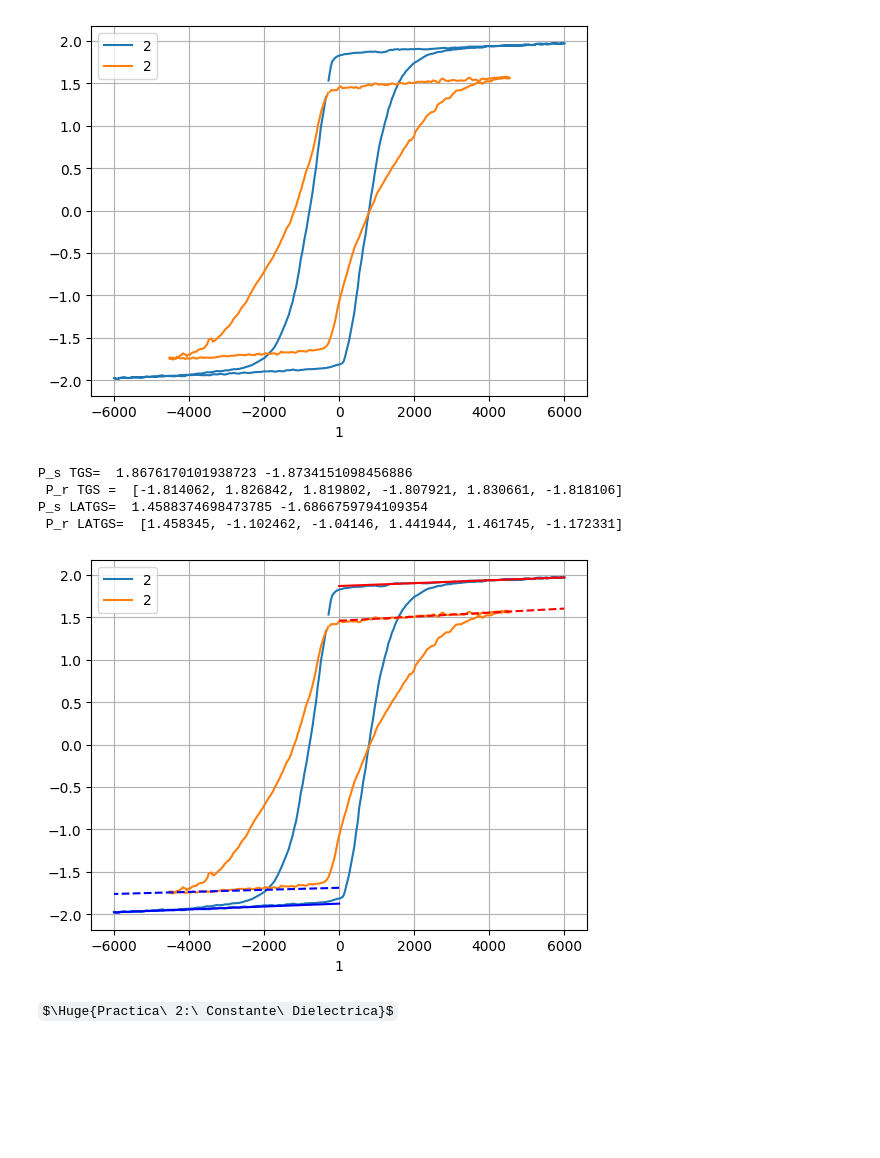
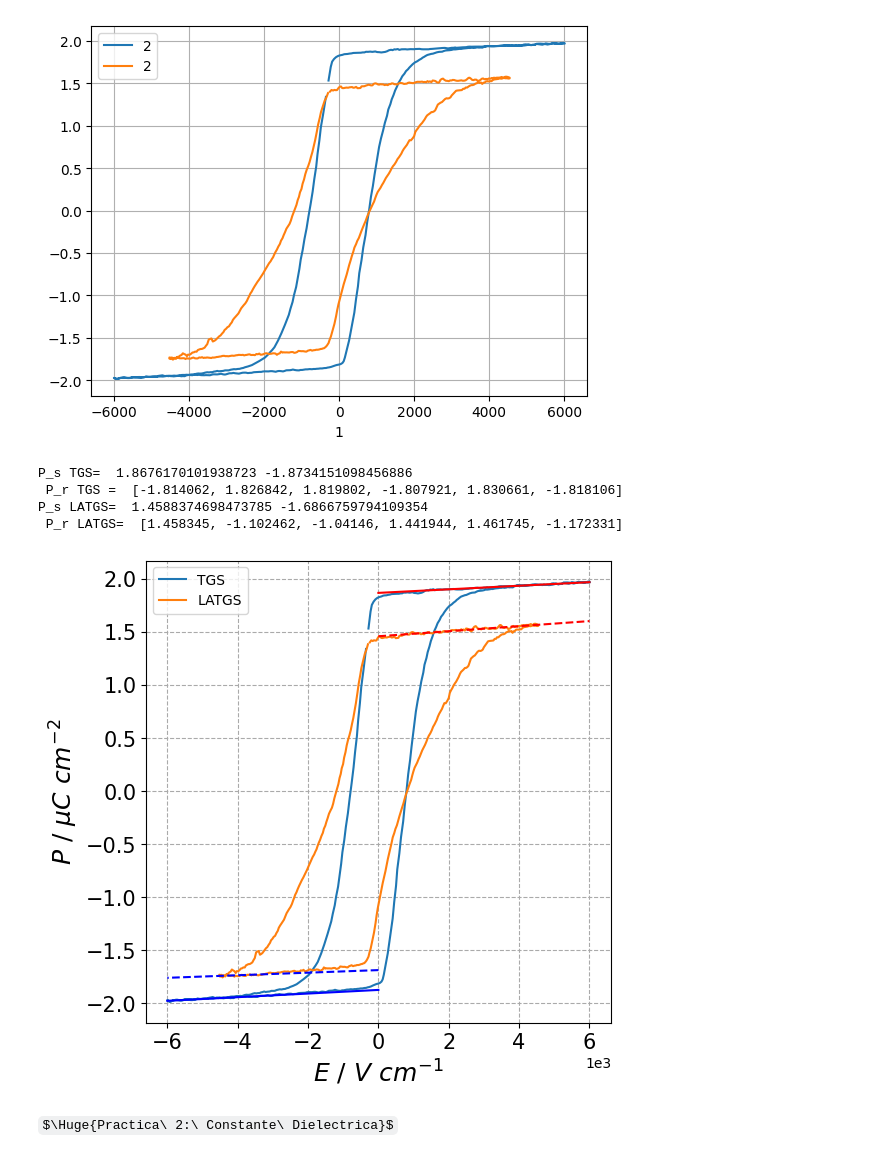
Before and after one commit to albertopeinador/termicas, a Jupyter notebook: lab_termo.ipynb, the cells around one changed output. Cells and saved outputs as stored; diff of their text form; code cells hidden in the pictures; some formulas as TeX source; blank space fills up the shorter version.

```diff
--- a/lab_termo.ipynb
+++ b/lab_termo.ipynb
@@ -256,39 +256,50 @@ p_LATGS, n_LATGS = Ps (df_LATGS, 3000)
 
 #   Plot cicles
 
-fig = plt.figure()
+fig = plt.figure(figsize=(6, 6))
 ax = fig.subplots()
 
 dtfs['C1.DAT'][1].plot(x = 1, y = 2, ax = ax)
 df_LATGS.plot(x = 1, y =2, ax = ax)
 
+ax.legend(['TGS', 'LATGS'])
 
 #   Plot fitted curves
 
 p_x = np.linspace(0, 6000, 1000)
 n_x = np.linspace(0, -6000, 1000)
 
 p_y_TGS = r(p_x, p_TGS[0], p_TGS[1])
 n_y_TGS = r(n_x, n_TGS[0], n_TGS[1])
 p_y_LATGS = r(p_x, p_LATGS[0], p_LATGS[1])
 n_y_LATGS = r(n_x, n_LATGS[0], n_LATGS[1])
 
 ax.plot(p_x, p_y_TGS, 'r-')
 ax.plot(n_x, n_y_TGS, 'b-')
 ax.plot(p_x, p_y_LATGS, 'r--')
 ax.plot(n_x, n_y_LATGS, 'b--')
 
 #Print spontaneous pol
 print ('P_s TGS= ', p_TGS[1], n_TGS[1], '\n', 'P_r TGS = ', Pr[0])
 print ('P_s LATGS= ', p_LATGS[1], n_LATGS[1], '\n', 'P_r LATGS= ', Pr_LATGS)
 
-ax.grid()
+ax.set_ylabel('$P\ /\ \mu C\ cm^{-2}$', fontsize = 18)
+ax.set_xlabel('$E\ /\ V\ cm^{-1}$', fontsize = 18)
+
+ax.ticklabel_format(axis= 'x', style = 'sci', scilimits = (-3, 3))
+
+
+ax.tick_params(labelsize=15)
+
+ax.grid(linestyle = '--', color = '#aaaaaa')
+
+fig.savefig('Ps.pdf')
 # %% [output]
 P_s TGS=  1.8676170101938723 -1.8734151098456886
  P_r TGS =  [-1.814062, 1.826842, 1.819802, -1.807921, 1.830661, -1.818106]
 P_s LATGS=  1.4588374698473785 -1.6866759794109354
  P_r LATGS=  [1.458345, -1.102462, -1.04146, 1.441944, 1.461745, -1.172331]
-[figure, old version]
+[figure, new version]
 # %% [markdown]
 $\Huge{Practica\ 2:\ Constante\ Dielectrica}$
 # %%
```
Also changed, not shown: parts of 3 cells of this notebook, 15 other files.
